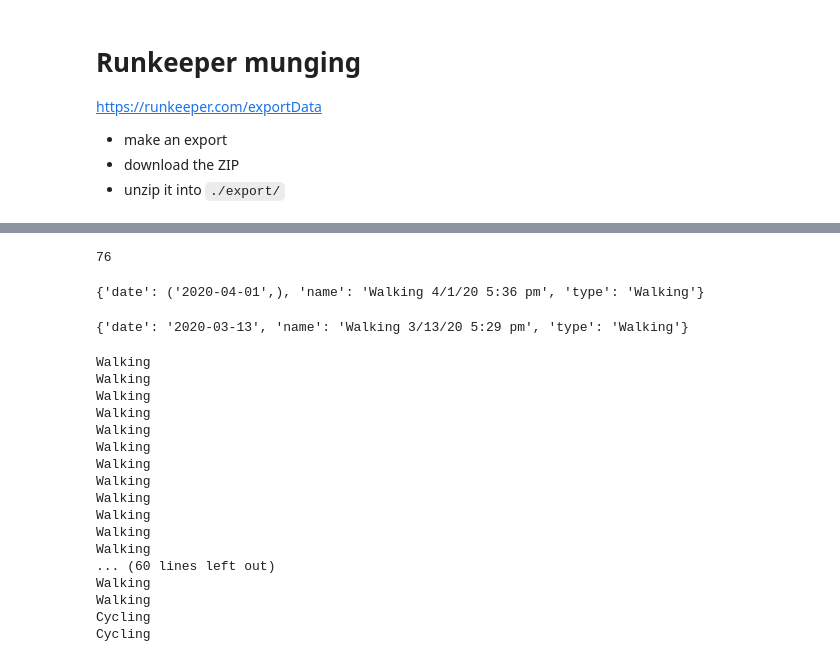
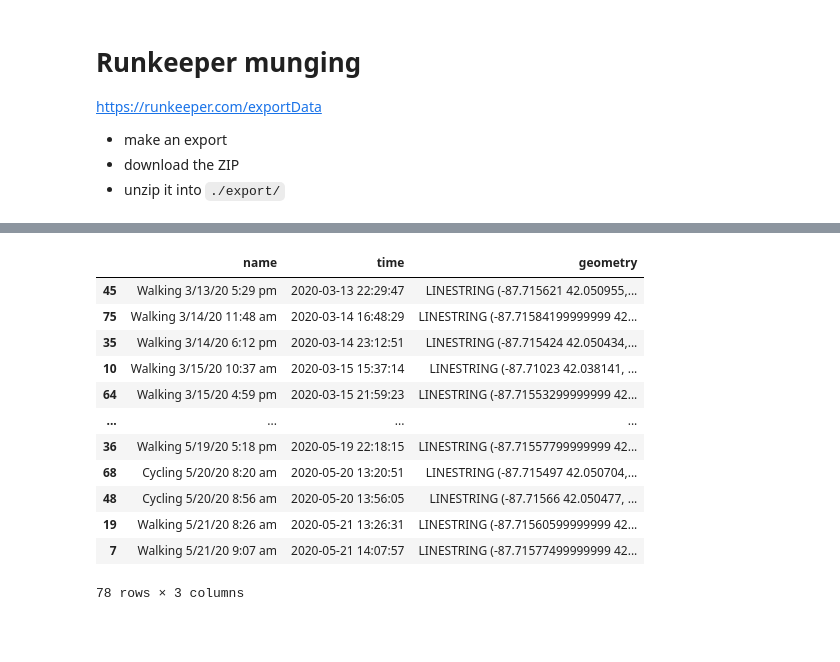
Before and after one commit to JoeGermuska/runkeeper, a Jupyter notebook: map_walks.ipynb, the cells around one changed output, grey strips where cells are left out. Saved outputs shown, nothing was run; the diff lists cells and outputs as text; code cells hidden in the pictures; blank space fills up the shorter version.

```diff
--- a/map_walks.ipynb
+++ b/map_walks.ipynb
@@ -43,7 +43,7 @@ def style_function(feature):
     return {
         'weight': 2,
         'opacity': .5,
-        'color': 'black' if feature['properties']['type'] == 'Cycling' else 'white'
+        'color': 'red' if feature['properties']['type'] == 'Cycling' else 'green'
     }
 
 home = [42.045465,-87.7161625]
@@ -54,12 +54,14 @@ m = folium.Map(
     height=2500
 )
 
-j = json.loads(df['geometry'].to_json())
-for i,feature in enumerate(j['features']):
-    row = df.loc[i].to_dict()
-    feature['properties']['name'] = row['name']
-    feature['properties']['type'] = row['name'].split(' ')[0]
-    feature['properties']['date'] = row['time'].strftime("%Y-%m-%d"),
+df['type'] = df['name'].apply(lambda x: x.split(' ')[0])
+j = df.sort_values('time').drop('time',axis=1).to_json()
+# j = json.loads(df['geometry'].to_json())
+# for i,feature in enumerate(j['features']):
+#     row = df.loc[i].to_dict()
+#     feature['properties']['name'] = row['name']
+#     feature['properties']['type'] = row['name'].split(' ')[0]
+#     feature['properties']['date'] = row['time'].strftime("%Y-%m-%d"),
 
 folium.GeoJson(
     j,
@@ -70,11 +72,3 @@ folium.GeoJson(
 m
 # %% [output]
 [interactive output not drawn]
-# %%
-len(j['features'])
-# %% [output]
-76
-# %%
-j['features'][0]['properties']
-# %% [output]
-{'date': ('2020-04-01',), 'name': 'Walking 4/1/20 5:36 pm', 'type': 'Walking'}
@@ -83,25 +75,16 @@ j2 = json.load(open("paths.geojson"))
-# %%
-j2['features'][0]['properties']
-# %% [output]
-{'date': '2020-03-13', 'name': 'Walking 3/13/20 5:29 pm', 'type': 'Walking'}
-# %%
-for f in j2['features']:
-    print(f['properties']['type'])
-# %% [output]
-Walking
-Walking
-Walking
-Walking
-Walking
-Walking
-Walking
-Walking
-Walking
-Walking
-Walking
-Walking
-... (60 lines left out)
-Walking
-Walking
-Cycling
-Cycling
+# %%
+df
+# %% [output]
+|  | name | time | geometry |
+| 45 | Walking 3/13/20 5:29 pm | 2020-03-13 22:29:47 | LINESTRING (-87.715621 42.050955,... |
+| 75 | Walking 3/14/20 11:48 am | 2020-03-14 16:48:29 | LINESTRING (-87.71584199999999 42... |
+| 35 | Walking 3/14/20 6:12 pm | 2020-03-14 23:12:51 | LINESTRING (-87.715424 42.050434,... |
+| 10 | Walking 3/15/20 10:37 am | 2020-03-15 15:37:14 | LINESTRING (-87.71023 42.038141, ... |
+| 64 | Walking 3/15/20 4:59 pm | 2020-03-15 21:59:23 | LINESTRING (-87.71553299999999 42... |
+| ... | ... | ... | ... |
+| 36 | Walking 5/19/20 5:18 pm | 2020-05-19 22:18:15 | LINESTRING (-87.71557799999999 42... |
+| 68 | Cycling 5/20/20 8:20 am | 2020-05-20 13:20:51 | LINESTRING (-87.715497 42.050704,... |
+| 48 | Cycling 5/20/20 8:56 am | 2020-05-20 13:56:05 | LINESTRING (-87.71566 42.050477, ... |
+| 19 | Walking 5/21/20 8:26 am | 2020-05-21 13:26:31 | LINESTRING (-87.71560599999999 42... |
+| 7 | Walking 5/21/20 9:07 am | 2020-05-21 14:07:57 | LINESTRING (-87.71577499999999 42... |
+78 rows × 3 columns
```
Also changed, not shown: parts of 2 cells of this notebook, 3 other files.
